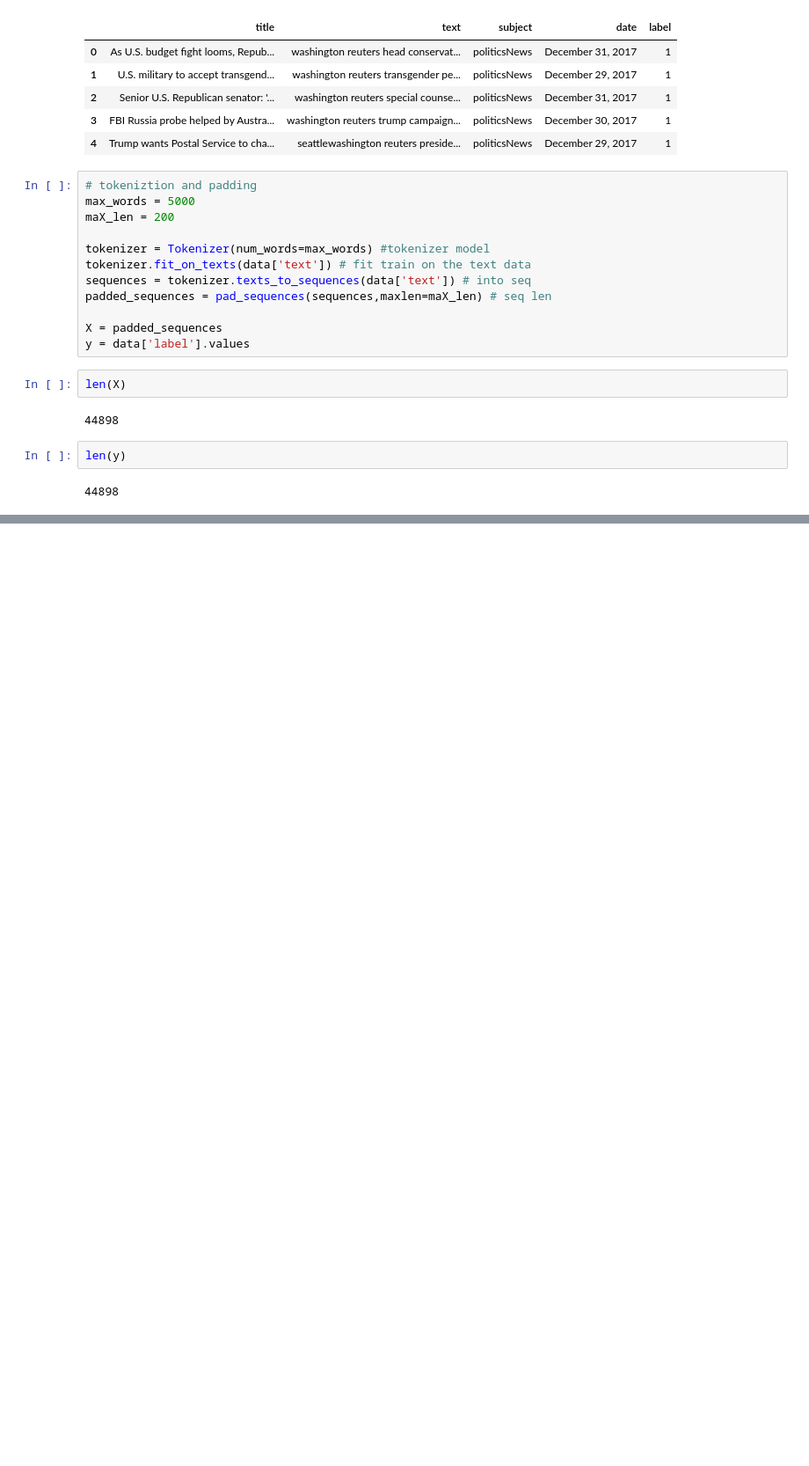
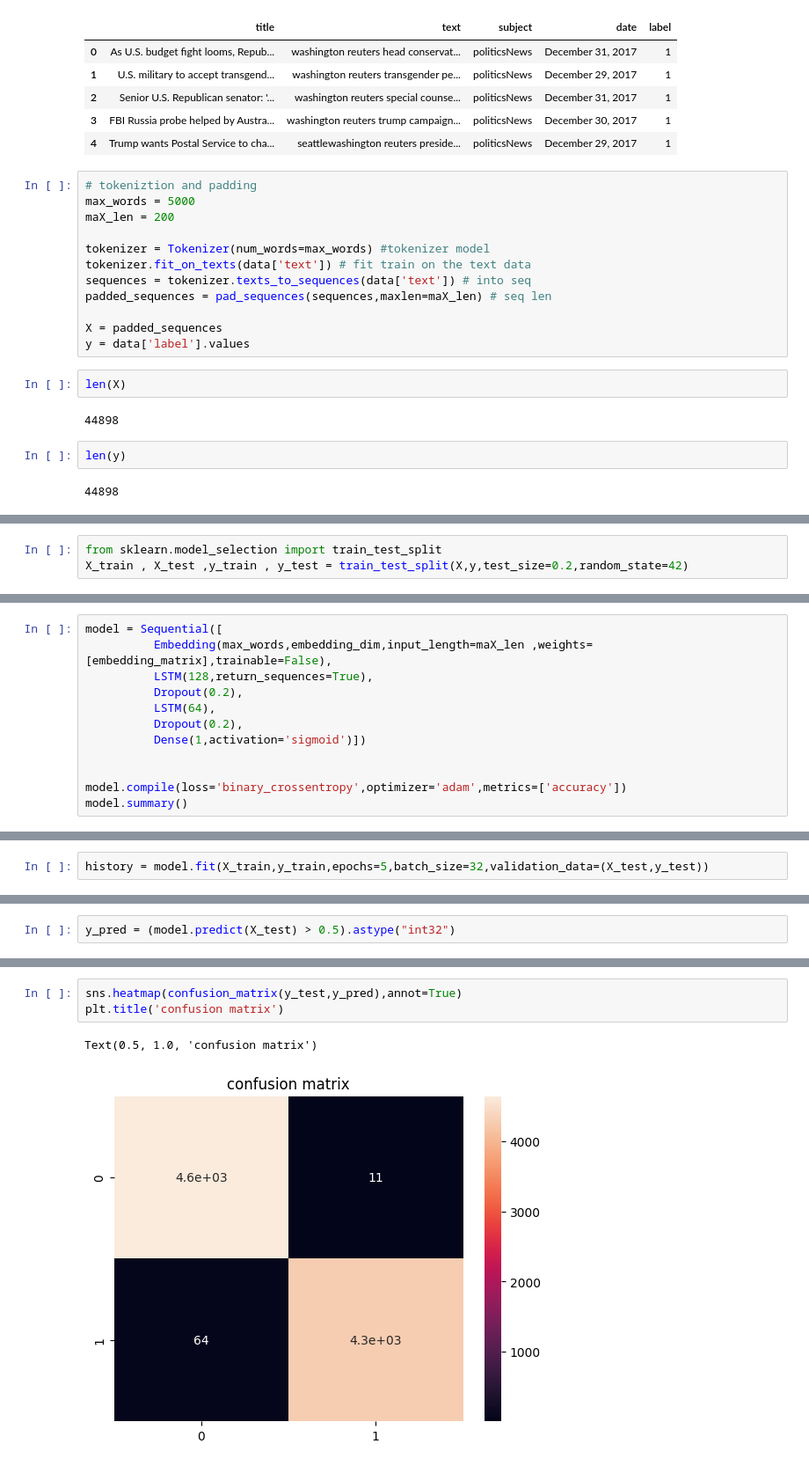
Before and after one commit to Anutri03/BIA, a Jupyter notebook: NLP/TrueFakenewsclassification.ipynb, the cells around one changed output, grey strips where cells are left out. Shown at 88% size. Saved outputs shown, nothing was run; the diff lists cells and outputs as text; blank space fills up the shorter version.

```diff
--- a/NLP/TrueFakenewsclassification.ipynb
+++ b/NLP/TrueFakenewsclassification.ipynb
@@ -124,0 +150,3 @@ len(y)
+# %%
+from sklearn.model_selection import train_test_split
+X_train , X_test ,y_train , y_test = train_test_split(X,y,test_size=0.2,random_state=42)
@@ -124,0 +157,12 @@ len(y)
+# %%
+model = Sequential([
+          Embedding(max_words,embedding_dim,input_length=maX_len ,weights=[embedding_matrix],trainable=False),
+          LSTM(128,return_sequences=True),
+          Dropout(0.2),
+          LSTM(64),
+          Dropout(0.2),
+          Dense(1,activation='sigmoid')])
+
+
+model.compile(loss='binary_crossentropy',optimizer='adam',metrics=['accuracy'])
+model.summary()
@@ -124,0 +189,2 @@ len(y)
+# %%
+history = model.fit(X_train,y_train,epochs=5,batch_size=32,validation_data=(X_test,y_test))
@@ -124,0 +208,2 @@ len(y)
+# %%
+y_pred = (model.predict(X_test) > 0.5).astype("int32")
@@ -124,0 +233,6 @@ len(y)
+# %%
+sns.heatmap(confusion_matrix(y_test,y_pred),annot=True)
+plt.title('confusion matrix')
+# %% [output]
+Text(0.5, 1.0, 'confusion matrix')
+[figure, added]
```
Also changed, not shown: parts of 9 cells of this notebook.
